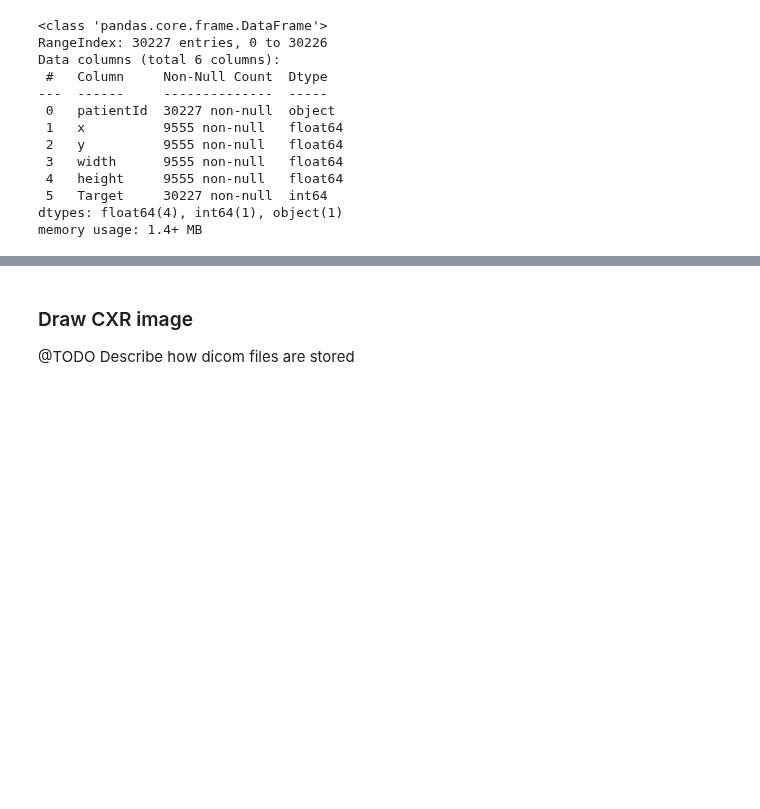
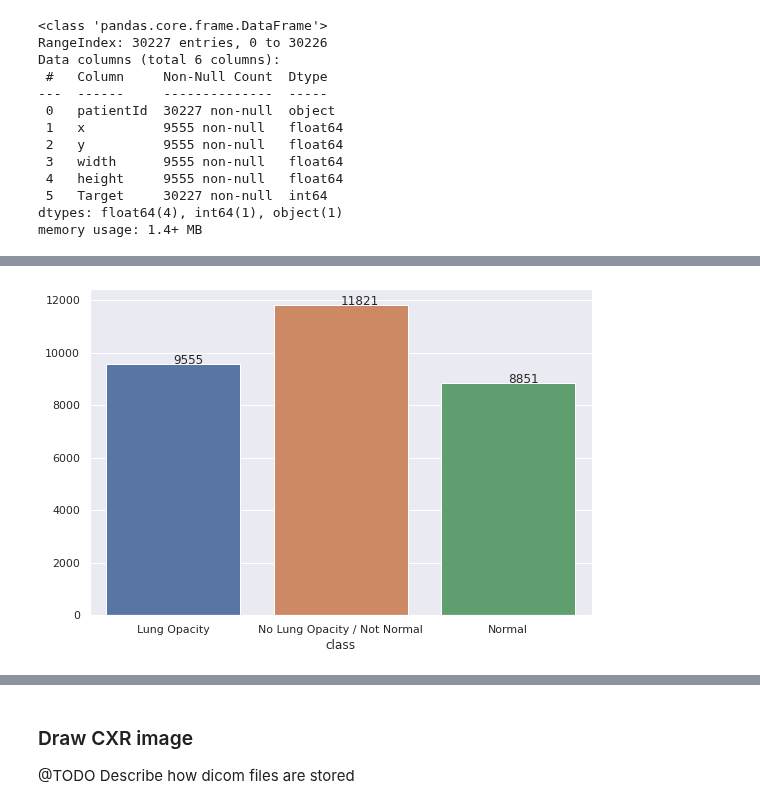
Before and after one commit to pswaruppk/GL_CAPSTONE, a Jupyter notebook: pneumonia_detection.ipynb, the cells around one changed output, grey strips where cells are left out. Saved outputs shown, nothing was run; the diff lists cells and outputs as text; code cells hidden in the pictures; blank space fills up the shorter version.

```diff
--- a/pneumonia_detection.ipynb
+++ b/pneumonia_detection.ipynb
@@ -152,0 +186,9 @@ Unique patients:26684
+# %%
+sns.set(rc={'figure.figsize':(9,6)})
+g = sns.barplot(x=classlabel.index, y=classlabel.array)
+x = 0.0
+for val in classlabel.array:
+  g.text(x=x,y=val+2,s=val)
+  x=x+1
+# %% [output]
+[figure, added]
```
Also changed, not shown: parts of 14 cells of this notebook.
